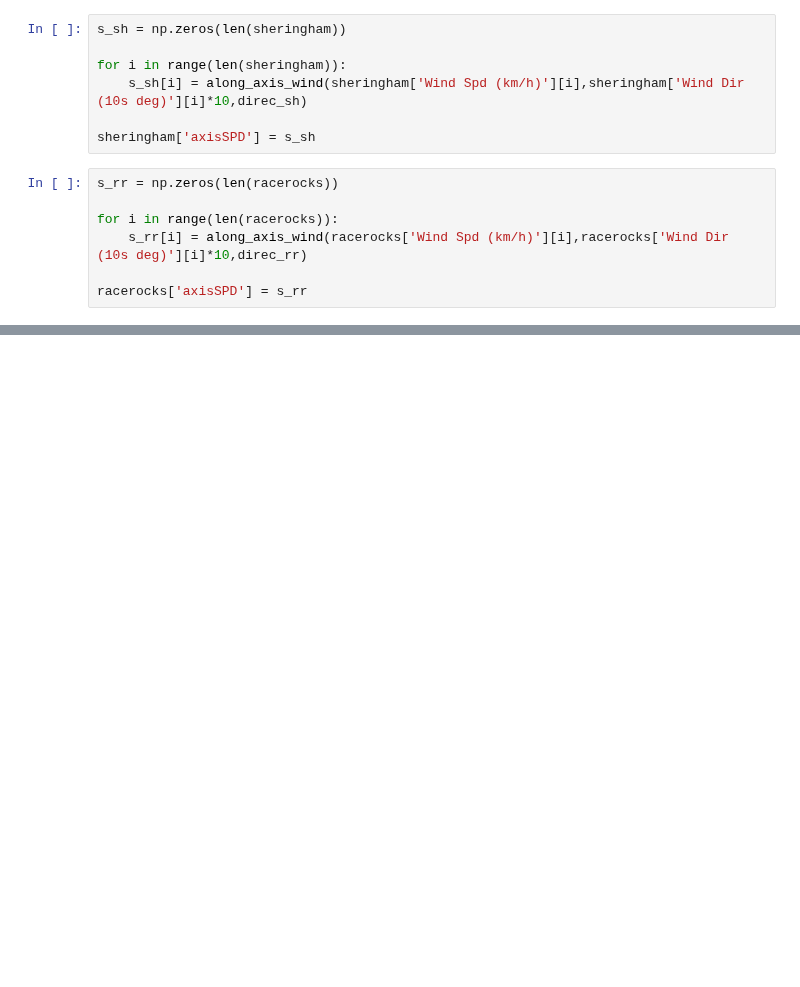
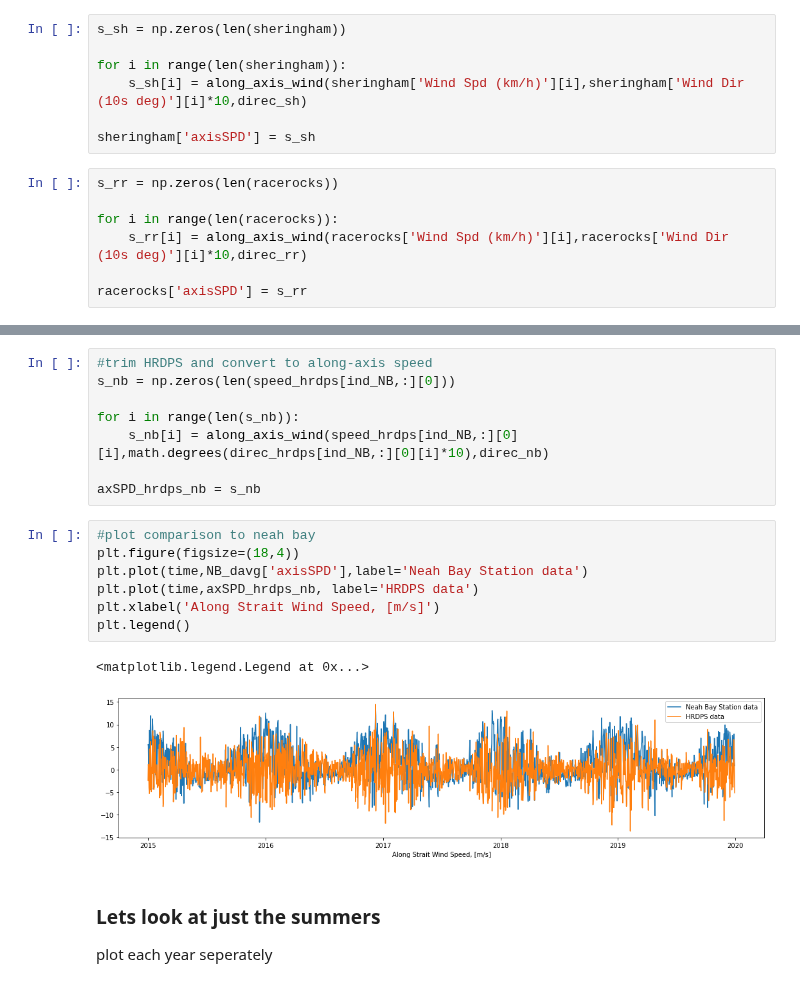
Before and after one commit to rbeutel/eosc510, a Jupyter notebook: Station_HRDPS-Summer.ipynb, the cells around one changed output, grey strips where cells are left out. Saved outputs shown, nothing was run; the diff lists cells and outputs as text; blank space fills up the shorter version.

```diff
--- a/Station_HRDPS-Summer.ipynb
+++ b/Station_HRDPS-Summer.ipynb
@@ -182,0 +323,21 @@ racerocks['axisSPD'] = s_rr
+# %%
+#trim HRDPS and convert to along-axis speed
+s_nb = np.zeros(len(speed_hrdps[ind_NB,:][0]))
+
+for i in range(len(s_nb)):
+    s_nb[i] = along_axis_wind(speed_hrdps[ind_NB,:][0][i],math.degrees(direc_hrdps[ind_NB,:][0][i]*10),direc_nb)
+
+axSPD_hrdps_nb = s_nb
+# %%
+#plot comparison to neah bay
+plt.figure(figsize=(18,4))
+plt.plot(time,NB_davg['axisSPD'],label='Neah Bay Station data')
+plt.plot(time,axSPD_hrdps_nb, label='HRDPS data')
+plt.xlabel('Along Strait Wind Speed, [m/s]')
+plt.legend()
+# %% [output]
+<matplotlib.legend.Legend at 0x...>
+[figure, added]
+# %% [markdown]
+### Lets look at just the summers
+plot each year seperately
```
Also changed, not shown: parts of 28 cells of this notebook.
